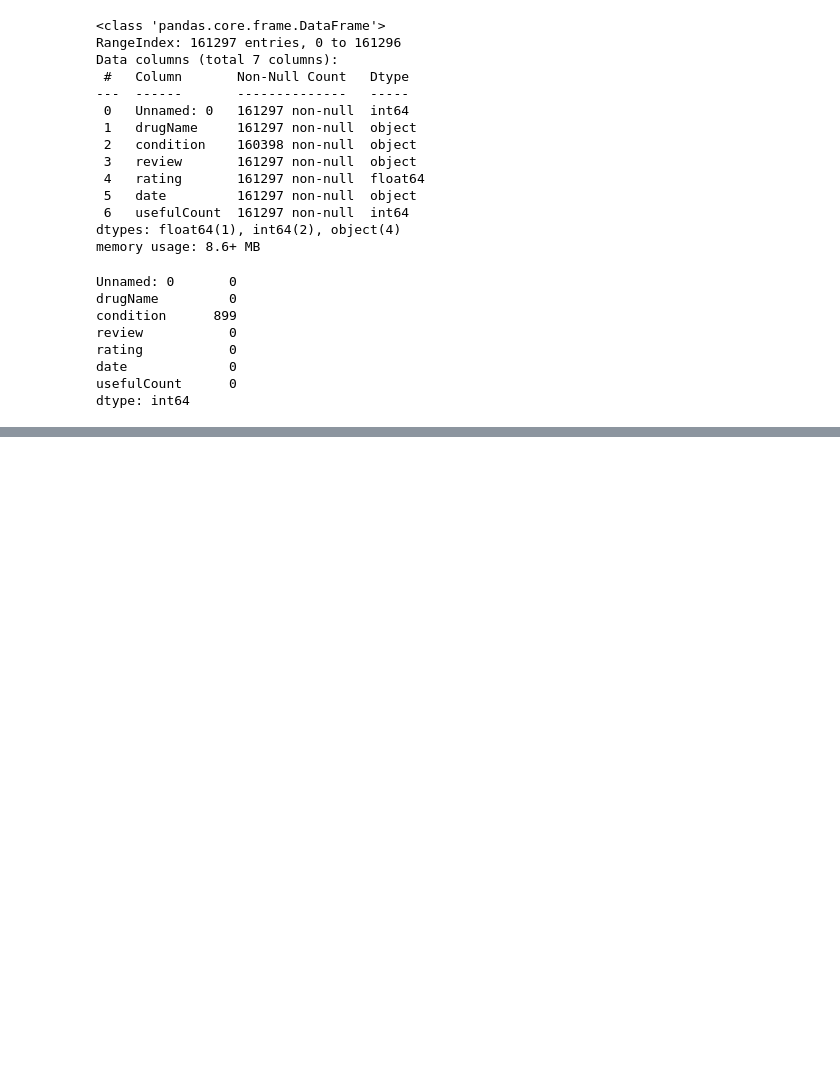
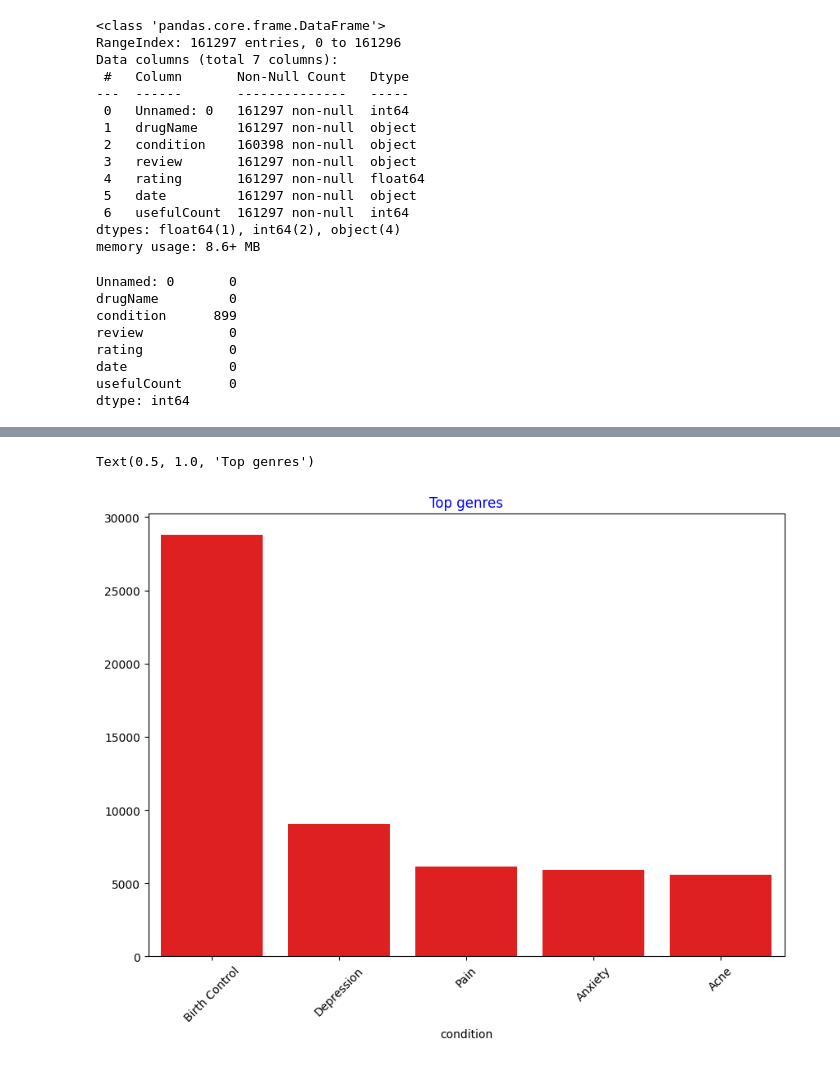
Before and after one commit to walethewave/Patient-Experience-Clustering, a Jupyter notebook: Patient.ipynb, the cells around one changed output, grey strips where cells are left out. Saved outputs shown, nothing was run; the diff lists cells and outputs as text; code cells hidden in the pictures; blank space fills up the shorter version.

```diff
--- a/Patient.ipynb
+++ b/Patient.ipynb
@@ -68,3 +68,5 @@ Name: condition, Length: 161297, dtype: object>
 # using clustering to fill the condition coulmn that are empty
 from sklearn.preprocessing import LabelEncoder
 from sklearn.feature_extraction.text import TfidfTransformer
+# %%
+train_data.dropna(inplace=True)
@@ -70,0 +136,9 @@ from sklearn.feature_extraction.text import TfidfTransformer
+# %%
+top = train_data['condition'].value_counts()
+plt.figure(figsize=(10,7))
+sns.barplot(x=top[:5].index, y=top[:5].values, color = 'red')
+plt.xticks(rotation=45)
+plt.title('Top genres', color = 'blue')
+# %% [output]
+Text(0.5, 1.0, 'Top genres')
+[figure, added]
```
Also changed, not shown: parts of 31 cells of this notebook.
